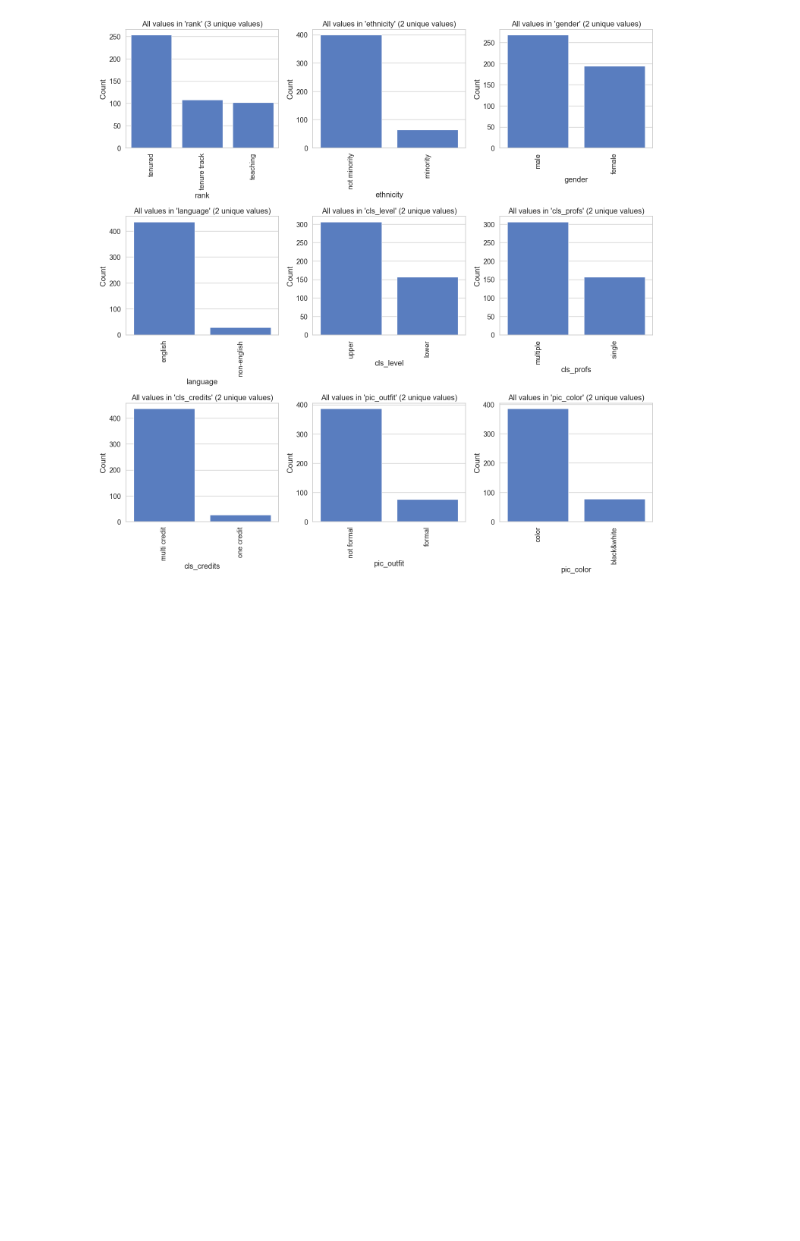
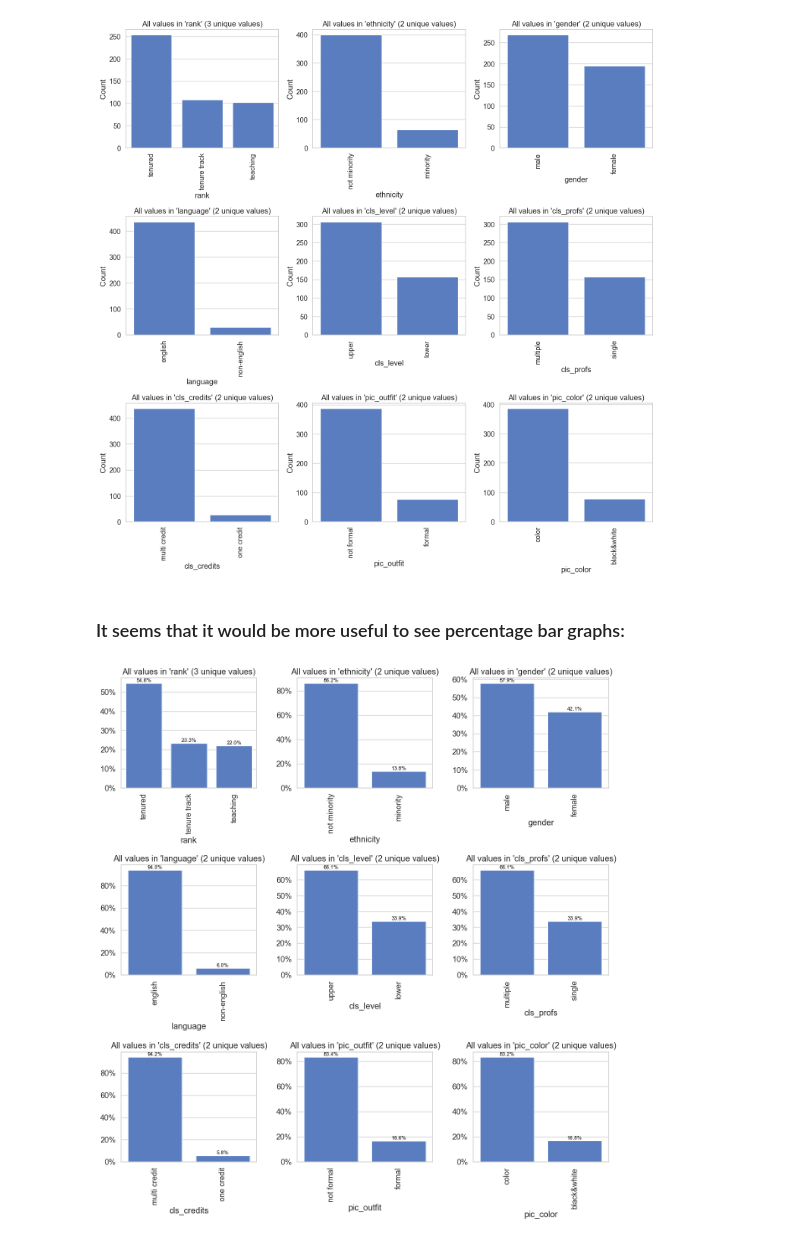
Before and after one commit to markcoty/Professor-eval-vs-appearance, a Jupyter notebook: Notebook/Professor-eval-vs-appearance.ipynb, the cells around one changed output. Saved outputs shown, nothing was run; the diff lists cells and outputs as text; code cells hidden in the pictures; blank space fills up the shorter version.

```diff
--- a/Notebook/Professor-eval-vs-appearance.ipynb
+++ b/Notebook/Professor-eval-vs-appearance.ipynb
@@ -192,3 +192,41 @@ if len(object_columns) > 0:
 Found 9 columns with 'object' data type:
 ['rank', 'ethnicity', 'gender', 'language', 'cls_level', 'cls_profs', 'cls_credits', 'pic_outfit', 'pic_color']
 [figure]
+# %% [markdown]
+### It seems that it would be more useful to see percentage bar graphs:
+# %%
+import matplotlib.ticker as mtick
+
+plt.figure(figsize=(15, n_rows * 5))
+
+for i, column in enumerate(object_columns, 1):
+    # Get percentages instead of counts
+    value_counts = df[column].value_counts(normalize=True).sort_values(ascending=False) * 100
+
+    title = f"All values in '{column}' ({len(value_counts)} unique values)"
+
+    # Create subplot
+    plt.subplot(n_rows, n_cols, i)
+
+    # Create bar plot
+    ax = sns.barplot(x=value_counts.index, y=value_counts.values)
+    plt.title(title)
+    plt.xlabel(column)
+    plt.xticks(rotation=90)
+
+    # Format y-axis as percentages
+    ax.yaxis.set_major_formatter(mtick.PercentFormatter())
+
+    # Add labels above bars
+    for p in ax.patches:
+        height = p.get_height()
+        ax.annotate(f'{height:.1f}%',
+                    (p.get_x() + p.get_width() / 2., height),
+                    ha='center', va='bottom', fontsize=9, color='black')
+
+# Adjust spacing between subplots
+plt.subplots_adjust(hspace=0.7, wspace=0.3)
+
+plt.show()
+# %% [output]
+[figure, added]
```
Also changed, not shown: parts of 7 cells of this notebook, 1 other file.
